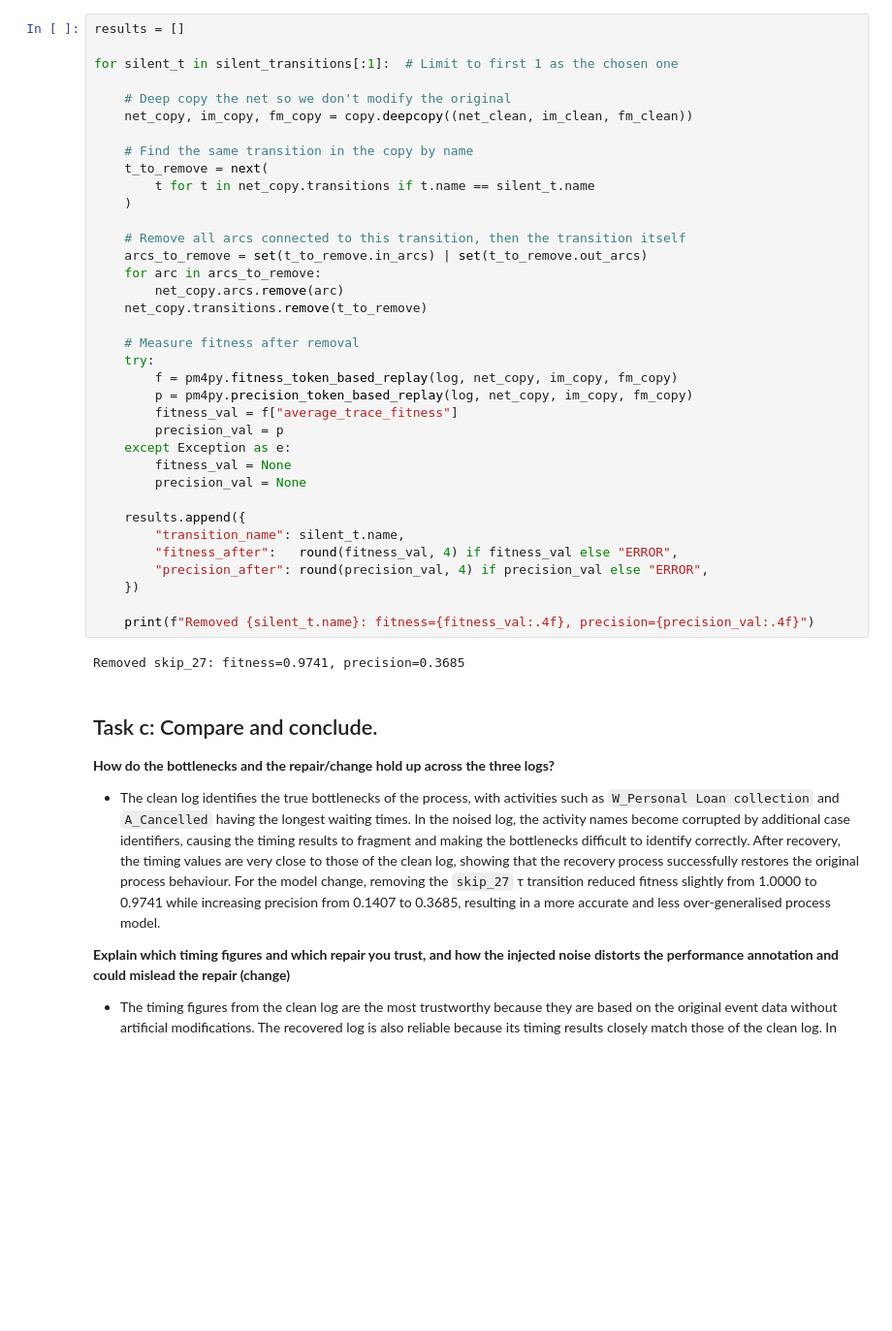
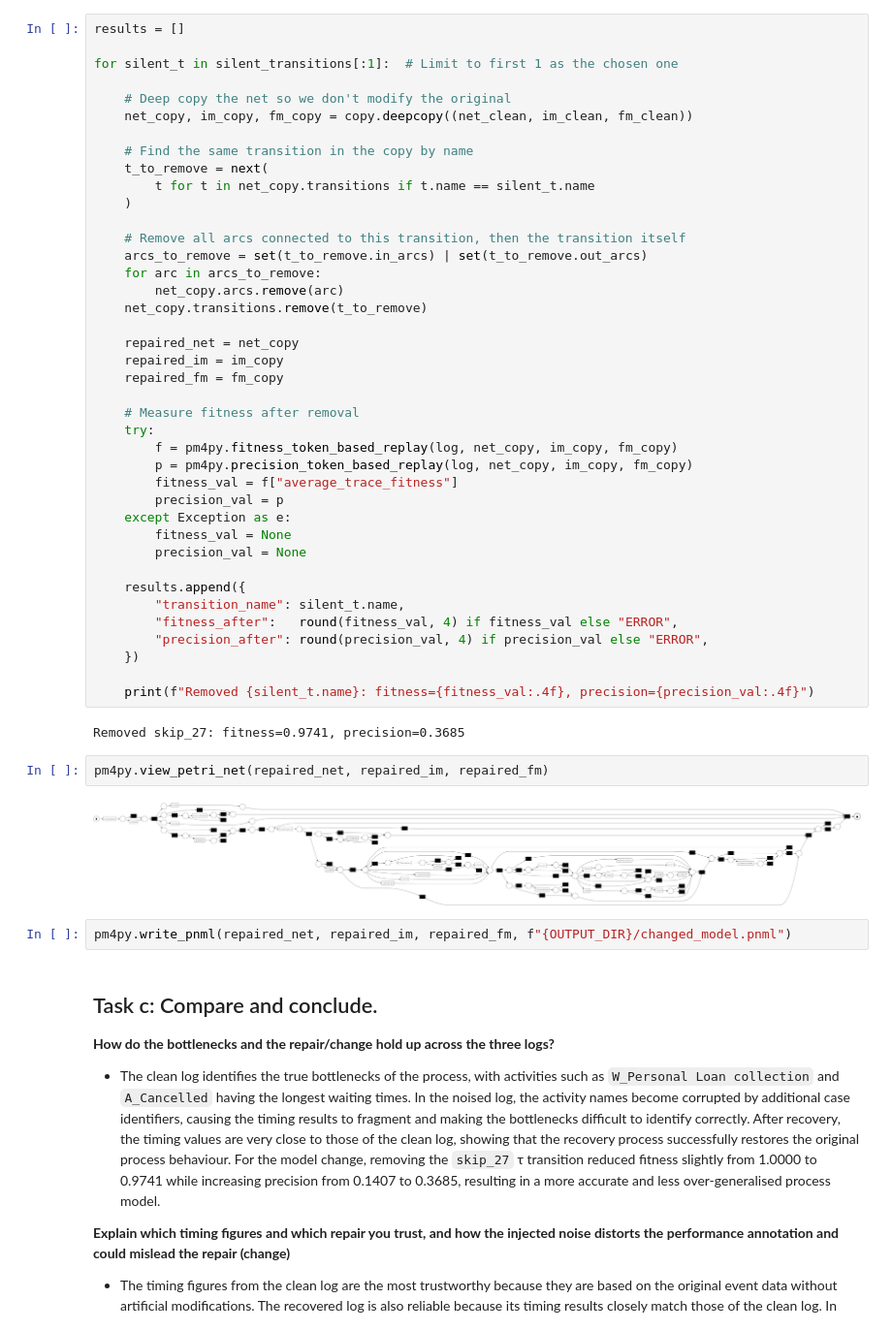
Before and after one commit to felix00112/ProM-Assignment-Group-C, a Jupyter notebook: milestone4/process_enhancement.ipynb, the cells around one changed output. Shown at 97% size. Cells and saved outputs as stored; diff of their text form; blank space fills up the shorter version.

Commit message:
extracting changed model

```diff
--- a/milestone4/process_enhancement.ipynb
+++ b/milestone4/process_enhancement.ipynb
@@ -220,6 +220,10 @@ for silent_t in silent_transitions[:1]:  # Limit to first 1 as the chosen one
         net_copy.arcs.remove(arc)
     net_copy.transitions.remove(t_to_remove)
 
+    repaired_net = net_copy
+    repaired_im = im_copy
+    repaired_fm = fm_copy
+
     # Measure fitness after removal
     try:
         f = pm4py.fitness_token_based_replay(log, net_copy, im_copy, fm_copy)
@@ -239,6 +243,12 @@ for silent_t in silent_transitions[:1]:  # Limit to first 1 as the chosen one
     print(f"Removed {silent_t.name}: fitness={fitness_val:.4f}, precision={precision_val:.4f}")
 # %% [output]
 Removed skip_27: fitness=0.9741, precision=0.3685
+# %%
+pm4py.view_petri_net(repaired_net, repaired_im, repaired_fm)
+# %% [output]
+[figure, added]
+# %%
+pm4py.write_pnml(repaired_net, repaired_im, repaired_fm, f"{OUTPUT_DIR}/changed_model.pnml")
 # %% [markdown]
 ## Task c: Compare and conclude.
 **How do the bottlenecks and the repair/change hold up across the three logs?**
```
Also changed, not shown: 1 other file.
